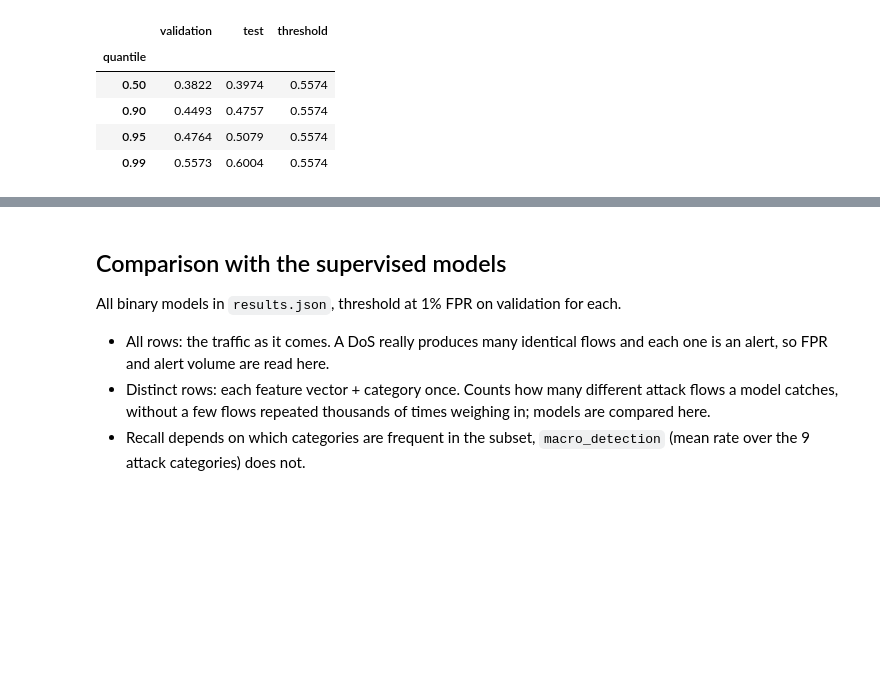
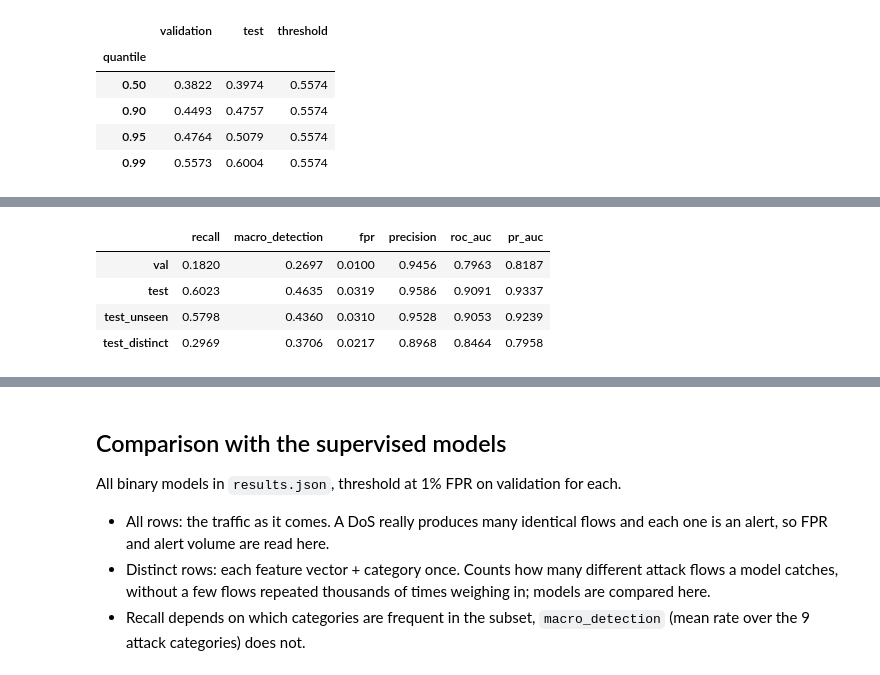
Before and after one commit to ZiGabiZi/Anomaly-detection-in-Network-traffic-using-ML, a Jupyter notebook: notebooks/03_anomaly.ipynb, the cells around one changed output, grey strips where cells are left out. Drawn from its saved outputs; the diff is of its cells as text; code cells hidden in the pictures; blank space fills up the shorter version.

```diff
--- a/notebooks/03_anomaly.ipynb
+++ b/notebooks/03_anomaly.ipynb
@@ -153,0 +222,24 @@ pd.DataFrame({
+# %%
+s_val_ae = reconstruction_error(ae["model"], Z_val)
+s_test_ae = reconstruction_error(ae["model"], Z_test)
+ae_threshold = choose_threshold(y_val, s_val_ae, "fpr", max_fpr=MAX_FPR)
+
+ae_metrics = {
+    "val": evaluate_binary(y_val, s_val_ae, ae_threshold, categories=val_categories),
+    **evaluate_test(evaluate_binary, y_test, s_test_ae, unseen, distinct, categories=y_test_multi, threshold=ae_threshold),
+}
+ae_params = {
+    "threshold_mode": "fpr", "max_fpr": MAX_FPR,
+    "n_features": Z_normal.shape[1], "hidden": [32, 16], "bottleneck": best_k,
+    "epochs": int(ae["history"]["val_loss"].idxmin()), "batch_size": 256, "lr": 1e-3, "patience": 10, "seed": 42,
+}
+save_result("Autoencoder", "binary", ae_metrics, ae_params)
+save_autoencoder(ae["model"], pre, ae_threshold)
+
+pd.DataFrame({k: {m: v[m] for m in ["recall", "macro_detection", "fpr", "precision", "roc_auc", "pr_auc"]} for k, v in ae_metrics.items()}).T.round(4)
+# %% [output]
+|  | recall | macro_detection | fpr | precision | roc_auc | pr_auc |
+| val | 0.1820 | 0.2697 | 0.0100 | 0.9456 | 0.7963 | 0.8187 |
+| test | 0.6023 | 0.4635 | 0.0319 | 0.9586 | 0.9091 | 0.9337 |
+| test_unseen | 0.5798 | 0.4360 | 0.0310 | 0.9528 | 0.9053 | 0.9239 |
+| test_distinct | 0.2969 | 0.3706 | 0.0217 | 0.8968 | 0.8464 | 0.7958 |
```
Also changed, not shown: parts of 14 cells of this notebook, 7 other files.
